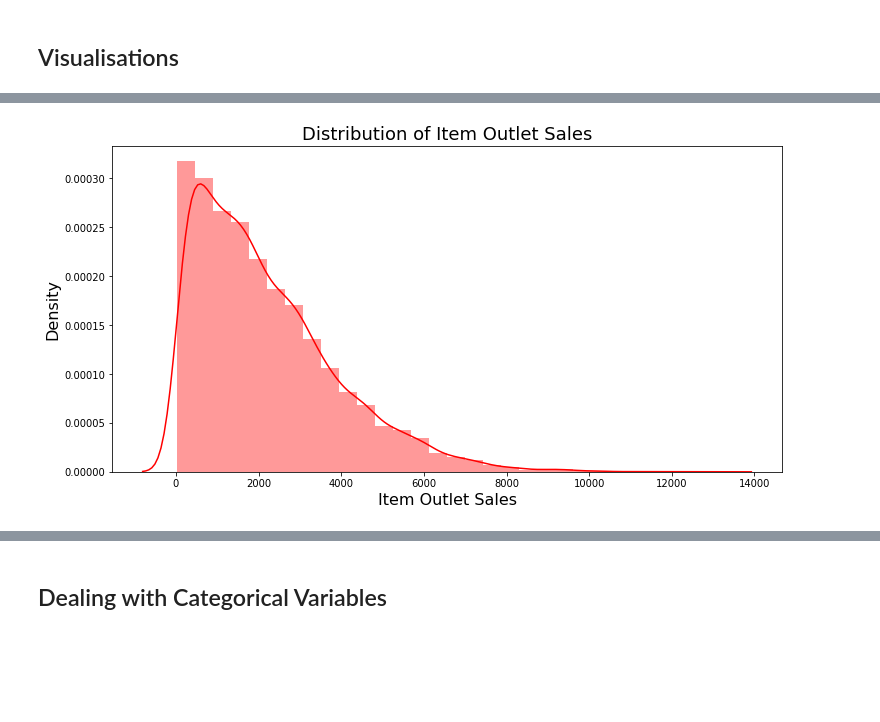
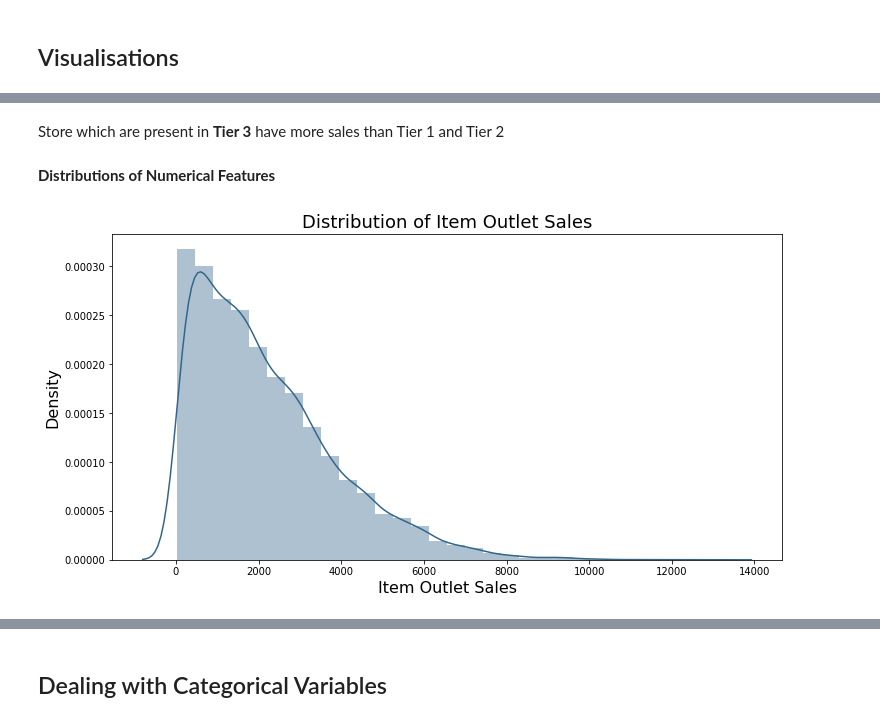
Before and after one commit to koushik2299/Item-Store-Sale-Prediction-, a Jupyter notebook: EDA.ipynb, the cells around one changed output, grey strips where cells are left out. Cells and saved outputs as stored; diff of their text form; code cells hidden in the pictures; blank space fills up the shorter version.

```diff
--- a/EDA.ipynb
+++ b/EDA.ipynb
@@ -8,4 +11,4 @@ import seaborn as sns
 # %%
-df=pd.read_csv("/content/drive/MyDrive/Final Project -- DMA/Train.csv")
+df=pd.read_csv("/content/Train.csv")
 # %% [markdown]
 # EDA
@@ -137 +212,7 @@ for idx, row in df[df['Outlet_Size'].isnull()].iterrows():
+# %%
+grouped = df.groupby('Item_Type')['Item_Weight'].mean()
+
+# Loop through each group and impute the missing values with the mean value of the group
+for item_type, mean_weight in grouped.iteritems():
+    df1.loc[df['Item_Type'] == item_type, 'Item_Weight'] = df1.loc[df['Item_Type'] == item_type, 'Item_Weight'].fillna(mean_weight)
 # %%
@@ -152,4 +233 @@ Item_Outlet_Sales               0
 dtype: int64
-# %%
-#Imputing mean in Item Weight
-df1["Item_Weight"].fillna(df1["Item_Weight"].mean(),inplace=True)
@@ -174,9 +265,13 @@ dtype: int64
+# %% [markdown]
+Store which are present in **Tier 3** have more sales than Tier 1 and Tier 2
+# %% [markdown]
+**Distributions of Numerical Features**
 # %%
 plt.figure(figsize=(12,6))
-sns.distplot(df1['Item_Outlet_Sales'], color='red', bins=30, kde=True)
+sns.distplot(df1['Item_Outlet_Sales'], color='#33658a', bins=30, kde=True)
 plt.xlabel('Item Outlet Sales',size=16)
 plt.ylabel('Density',size=16)
 plt.title('Distribution of Item Outlet Sales',size=18)
 plt.show()
 # %% [output]
-[figure, old version]
+[figure, new version]
```
Also changed, not shown: parts of 32 cells of this notebook.
